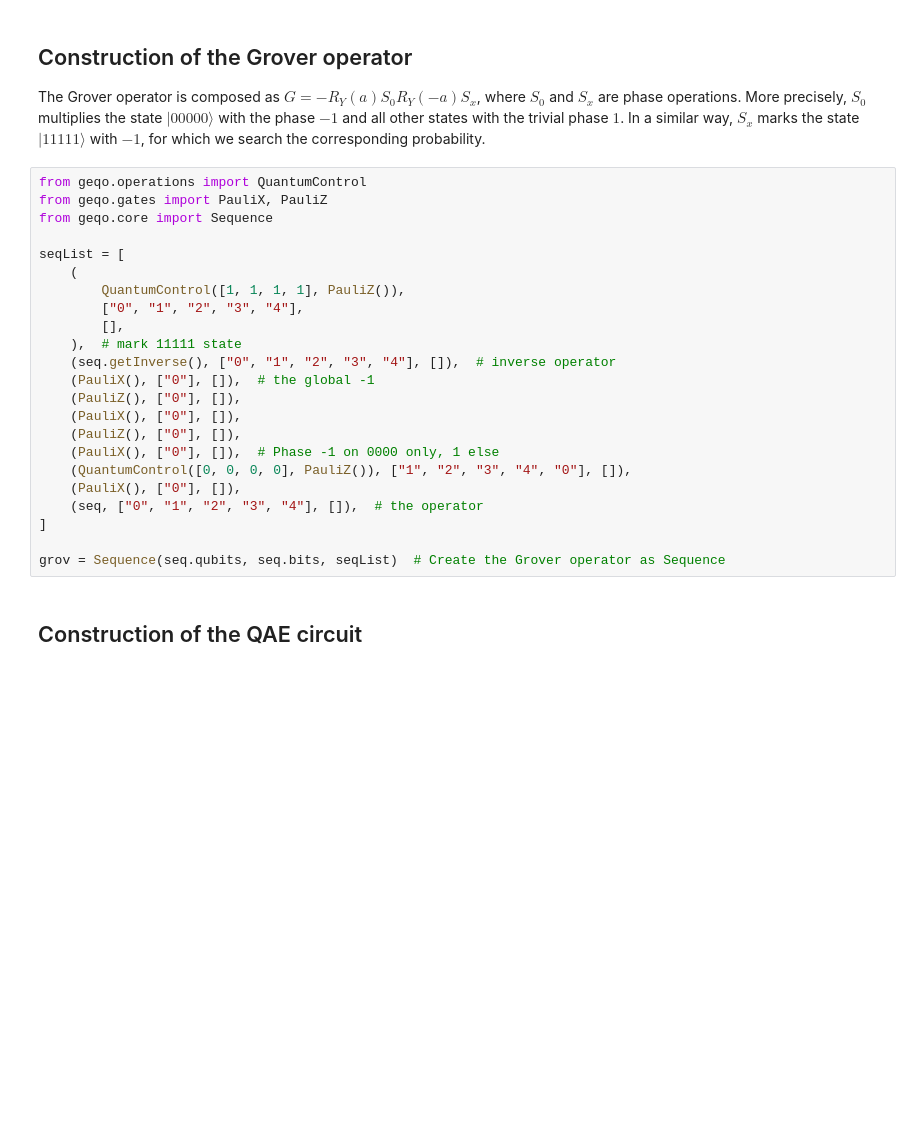
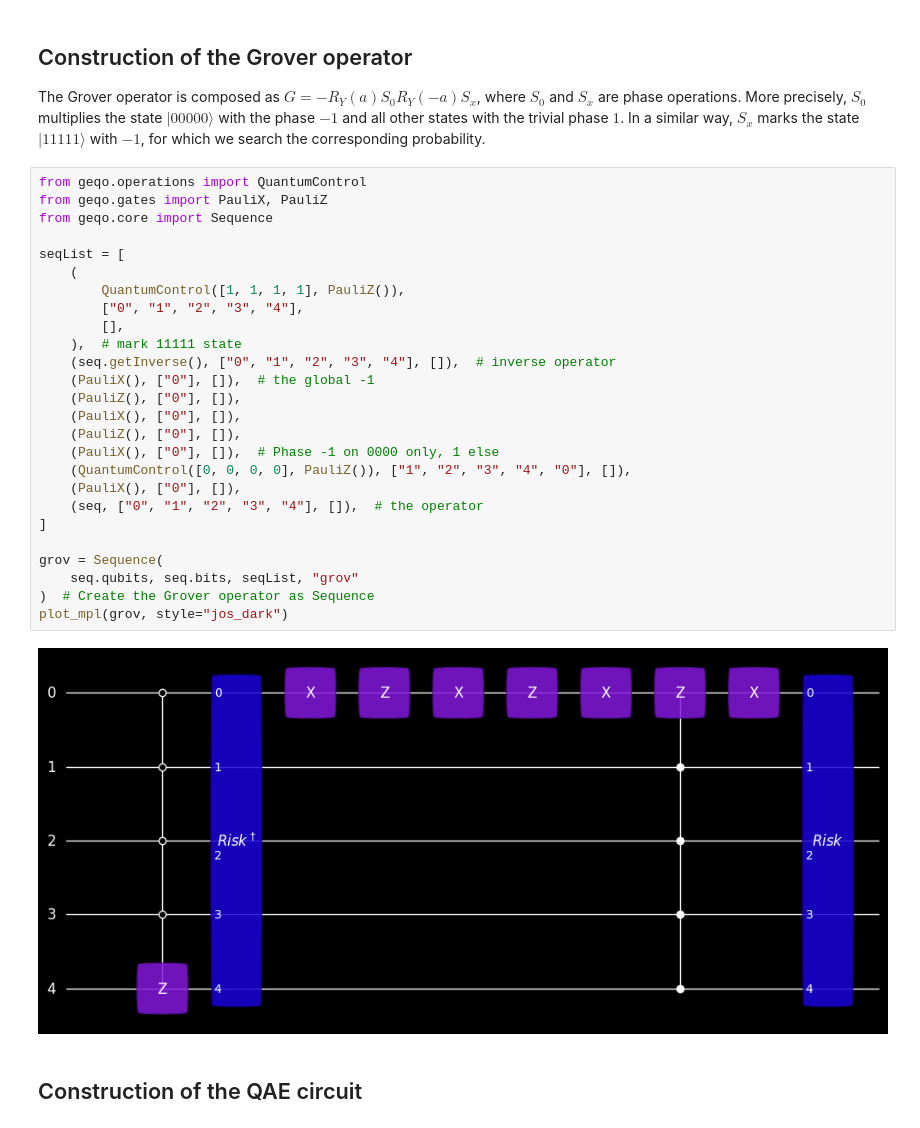
Before and after one commit to jordan0809/geqo, a Jupyter notebook: doc/notebooks/RiskModel.ipynb, the cells around one changed output. Cells and saved outputs as stored; diff of their text form; blank space fills up the shorter version.

```diff
--- a/doc/notebooks/RiskModel.ipynb
+++ b/doc/notebooks/RiskModel.ipynb
@@ -94,29 +103,34 @@ The last entry corresponds to the failure off all nodes and the corresponding pr
 # %% [markdown]
 ## Construction of the Grover operator
 The Grover operator is composed as $G=-R_Y(a) S_0 R_Y(-a) S_x$, where $S_0$ and $S_x$ are phase operations. More precisely, $S_0$ multiplies the state $|00000\rangle$ with the phase $-1$ and all other states with the trivial phase $1$. In a similar way, $S_x$ marks the state $|11111\rangle$ with $-1$, for which we search the corresponding probability.
-# %%
-from geqo.operations import QuantumControl
-from geqo.gates import PauliX, PauliZ
-from geqo.core import Sequence
-
-seqList = [
-    (
-        QuantumControl([1, 1, 1, 1], PauliZ()),
-        ["0", "1", "2", "3", "4"],
-        [],
-    ),  # mark 11111 state
-    (seq.getInverse(), ["0", "1", "2", "3", "4"], []),  # inverse operator
-    (PauliX(), ["0"], []),  # the global -1
-    (PauliZ(), ["0"], []),
-    (PauliX(), ["0"], []),
-    (PauliZ(), ["0"], []),
-    (PauliX(), ["0"], []),  # Phase -1 on 0000 only, 1 else
-    (QuantumControl([0, 0, 0, 0], PauliZ()), ["1", "2", "3", "4", "0"], []),
-    (PauliX(), ["0"], []),
-    (seq, ["0", "1", "2", "3", "4"], []),  # the operator
-]
-
-grov = Sequence(seq.qubits, seq.bits, seqList)  # Create the Grover operator as Sequence
+# %%
+from geqo.operations import QuantumControl
+from geqo.gates import PauliX, PauliZ
+from geqo.core import Sequence
+
+seqList = [
+    (
+        QuantumControl([1, 1, 1, 1], PauliZ()),
+        ["0", "1", "2", "3", "4"],
+        [],
+    ),  # mark 11111 state
+    (seq.getInverse(), ["0", "1", "2", "3", "4"], []),  # inverse operator
+    (PauliX(), ["0"], []),  # the global -1
+    (PauliZ(), ["0"], []),
+    (PauliX(), ["0"], []),
+    (PauliZ(), ["0"], []),
+    (PauliX(), ["0"], []),  # Phase -1 on 0000 only, 1 else
+    (QuantumControl([0, 0, 0, 0], PauliZ()), ["1", "2", "3", "4", "0"], []),
+    (PauliX(), ["0"], []),
+    (seq, ["0", "1", "2", "3", "4"], []),  # the operator
+]
+
+grov = Sequence(
+    seq.qubits, seq.bits, seqList, "grov"
+)  # Create the Grover operator as Sequence
+plot_mpl(grov, style="jos_dark")
+# %% [output]
+[figure, added]
 # %% [markdown]
 ## Construction of the QAE circuit
 # %% [markdown]
```
Also changed, not shown: parts of 15 cells of this notebook, 6 other files.
